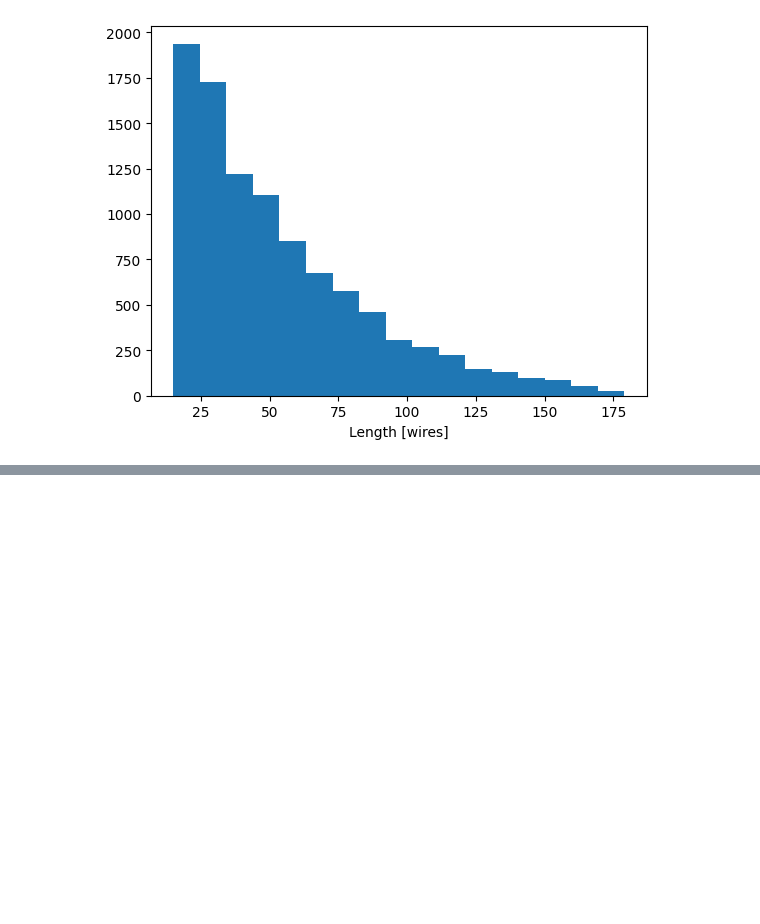
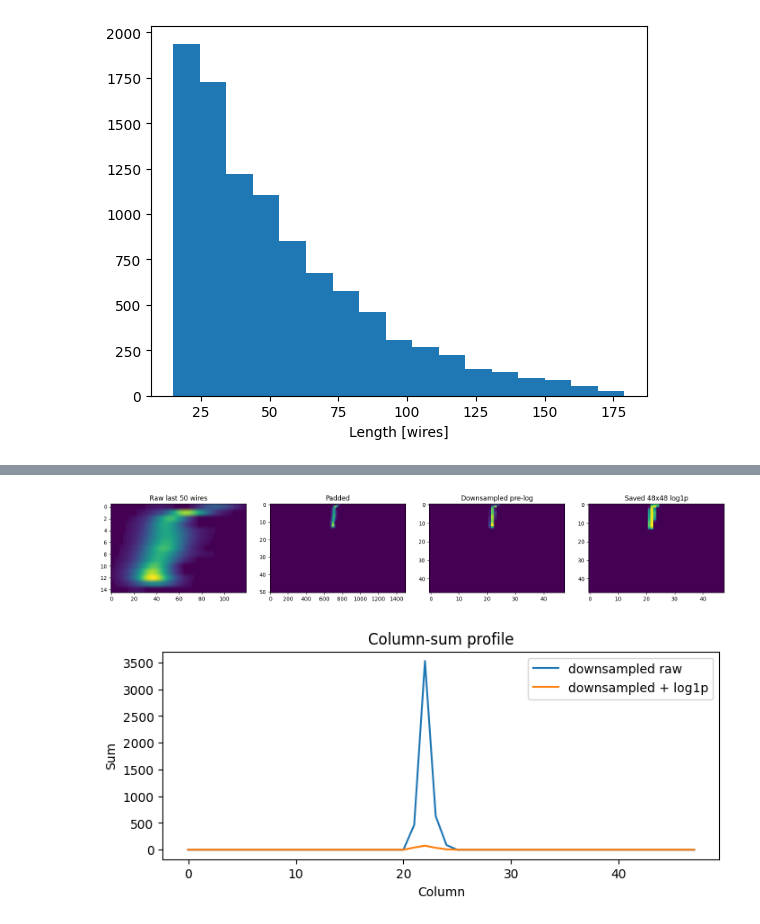
Before and after one commit to mohummudh/proton-kaon, a Jupyter notebook: notebooks/dataset_check.ipynb, the cells around one changed output, grey strips where cells are left out. Saved outputs shown, nothing was run; the diff lists cells and outputs as text; code cells hidden in the pictures; blank space fills up the shorter version.

```diff
--- a/notebooks/dataset_check.ipynb
+++ b/notebooks/dataset_check.ipynb
@@ -24,0 +133,34 @@ plt.hist(col[col['particle_type'] == 'proton']['height'], bins=bins); plt.xlabel
+# %%
+i = 0
+
+end, padded, down_raw = preprocess_before_log(p_c_list[i])
+down_log = p_col[i]
+
+fig, axes = plt.subplots(1, 4, figsize=(16, 3))
+
+axes[0].imshow(end, aspect="auto", cmap="viridis")
+axes[0].set_title("Raw last 50 wires")
+
+axes[1].imshow(padded, aspect="auto", cmap="viridis")
+axes[1].set_title("Padded")
+
+axes[2].imshow(down_raw, aspect="auto", cmap="viridis")
+axes[2].set_title("Downsampled pre-log")
+
+axes[3].imshow(down_log, aspect="auto", cmap="viridis")
+axes[3].set_title("Saved 48x48 log1p")
+
+plt.tight_layout()
+plt.show()
+
+plt.figure(figsize=(8, 3))
+plt.plot(down_raw.sum(axis=0), label="downsampled raw")
+plt.plot(down_log.sum(axis=0), label="downsampled + log1p")
+plt.legend()
+plt.title("Column-sum profile")
+plt.xlabel("Column")
+plt.ylabel("Sum")
+plt.show()
+# %% [output]
+[figure, added]
+[figure, added]
```
Also changed, not shown: parts of 3 cells of this notebook.
